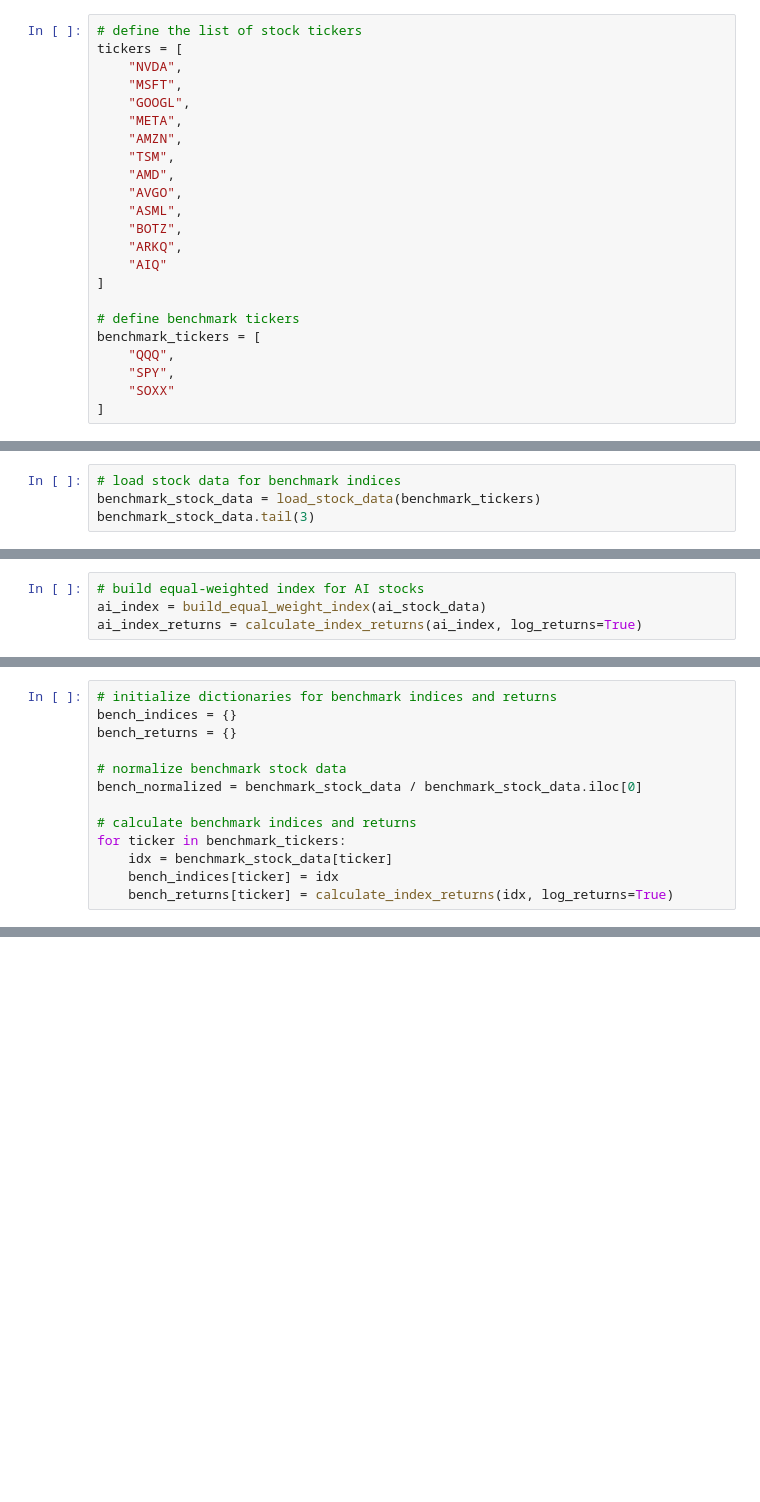
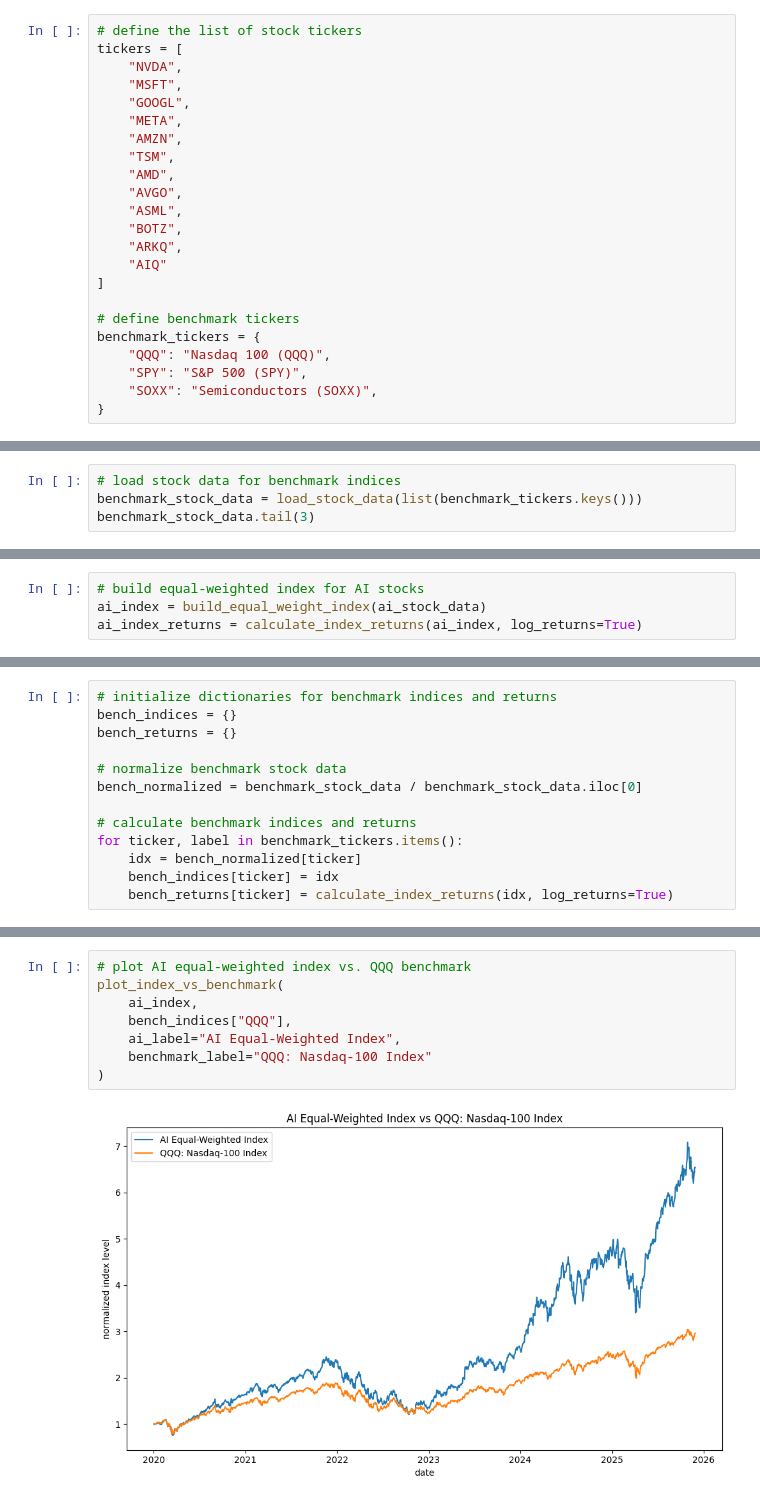
Before and after one commit to akbargafurov/ai-bubble, a Jupyter notebook: presentation/ai_bubble_analysis.ipynb, the cells around one changed output, grey strips where cells are left out. Cells and saved outputs as stored; diff of their text form; blank space fills up the shorter version.

```diff
--- a/presentation/ai_bubble_analysis.ipynb
+++ b/presentation/ai_bubble_analysis.ipynb
@@ -41,11 +42,11 @@ tickers = [
 ]
 
 # define benchmark tickers
-benchmark_tickers = [
-    "QQQ",
-    "SPY",
-    "SOXX"
-]
+benchmark_tickers = {
+    "QQQ": "Nasdaq 100 (QQQ)",
+    "SPY": "S&P 500 (SPY)",
+    "SOXX": "Semiconductors (SOXX)",
+}
 # %%
 # load stock data for AI-related companies
 ai_stock_data = load_stock_data(tickers)
@@ -62,4 +74,4 @@ print(f"number of rows: {len(ai_stock_data)}")
 # %%
 # load stock data for benchmark indices
-benchmark_stock_data = load_stock_data(benchmark_tickers)
+benchmark_stock_data = load_stock_data(list(benchmark_tickers.keys()))
 benchmark_stock_data.tail(3)
@@ -97,7 +148,7 @@ bench_returns = {}
 bench_normalized = benchmark_stock_data / benchmark_stock_data.iloc[0]
 
 # calculate benchmark indices and returns
-for ticker in benchmark_tickers:
-    idx = benchmark_stock_data[ticker]
+for ticker, label in benchmark_tickers.items():
+    idx = bench_normalized[ticker]
     bench_indices[ticker] = idx
     bench_returns[ticker] = calculate_index_returns(idx, log_returns=True)
@@ -103,0 +200,10 @@ for ticker in benchmark_tickers:
+# %%
+# plot AI equal-weighted index vs. QQQ benchmark
+plot_index_vs_benchmark(
+    ai_index,
+    bench_indices["QQQ"],
+    ai_label="AI Equal-Weighted Index",
+    benchmark_label="QQQ: Nasdaq-100 Index"
+)
+# %% [output]
+[figure, added]
```
Also changed, not shown: parts of 26 cells of this notebook.
